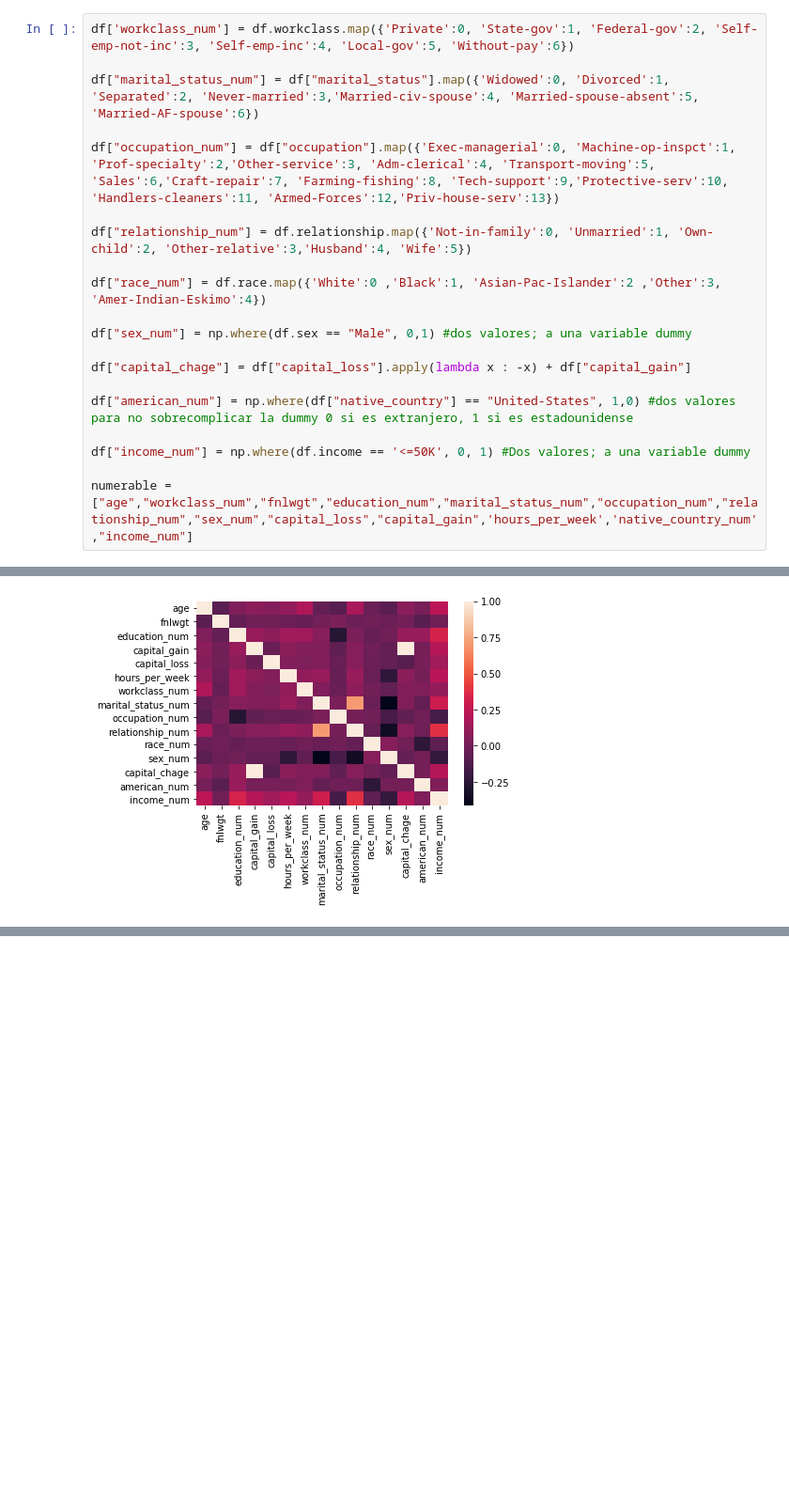
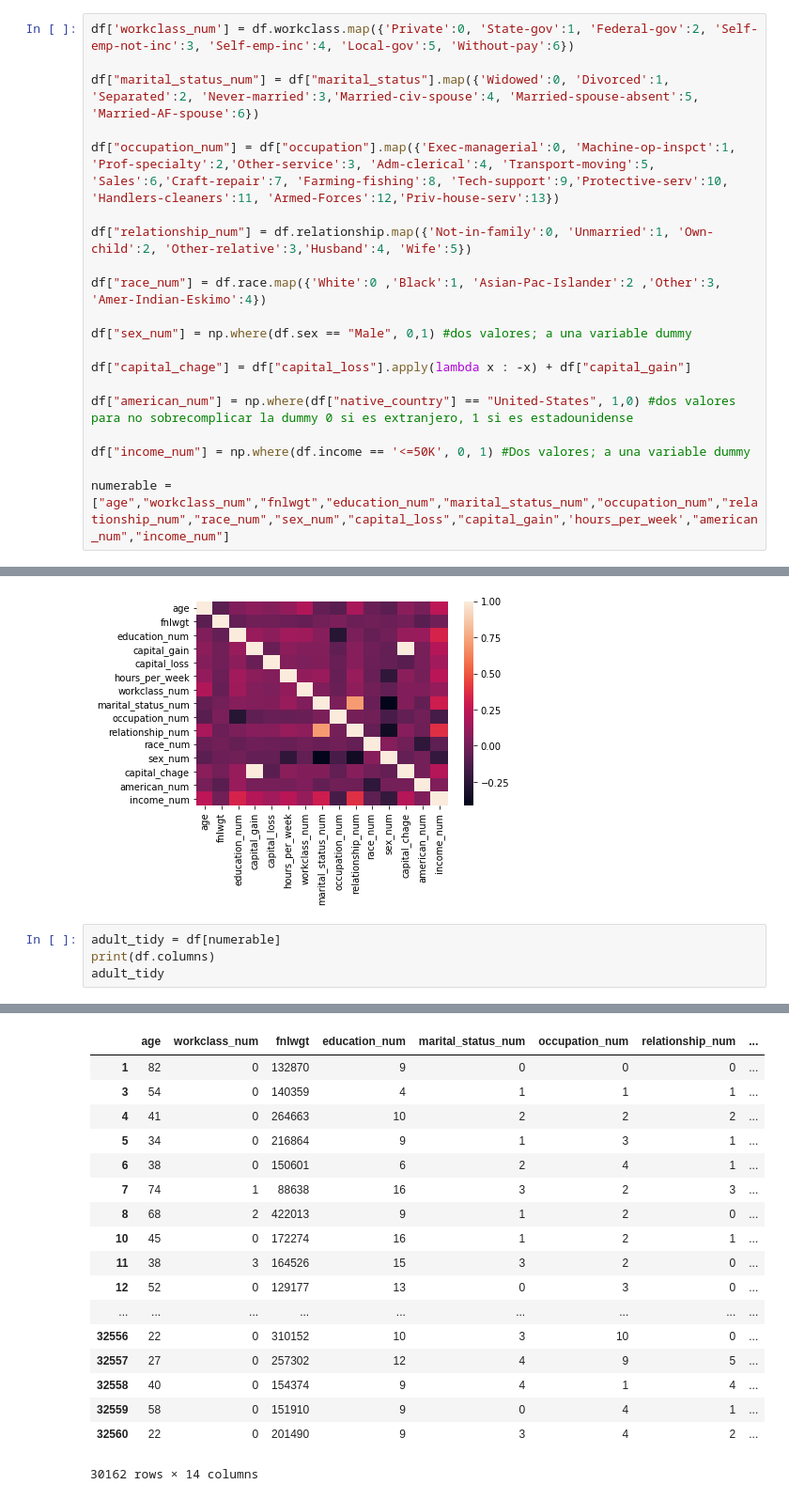
Before and after one commit to Villamaru/entrega_3, a Jupyter notebook: Limpieza.ipynb, the cells around one changed output, grey strips where cells are left out. Shown at 94% size. Cells and saved outputs as stored; diff of their text form; blank space fills up the shorter version.

```diff
--- a/Limpieza.ipynb
+++ b/Limpieza.ipynb
@@ -105,7 +105,7 @@ df["american_num"] = np.where(df["native_country"] == "United-States", 1,0) #dos
 
 df["income_num"] = np.where(df.income == '<=50K', 0, 1) #Dos valores; a una variable dummy
 
-numerable = ["age","workclass_num","fnlwgt","education_num","marital_status_num","occupation_num","relationship_num","sex_num","capital_loss","capital_gain",'hours_per_week','native_country_num',"income_num"]
+numerable = ["age","workclass_num","fnlwgt","education_num","marital_status_num","occupation_num","relationship_num","race_num","sex_num","capital_loss","capital_gain",'hours_per_week',"american_num","income_num"]
 # %% [raw]
 print(df['native_country'].value_counts())
 extranjeros = np.sum(df['native_country'] != 'United-States')
@@ -130,3 +130,8 @@ sns.heatmap(df.corr());
 #df.corr()["feature"].apply(abs).sort_values(ascending=False)
 # %% [output]
 [figure]
+# %%
+adult_tidy = df[numerable]
+print(df.columns)
+adult_tidy
+# %% [output]
@@ -132,0 +145,18 @@ sns.heatmap(df.corr());
+|  | age | workclass_num | fnlwgt | education_num | marital_status_num | occupation_num | relationship_num | ... |
+| 1 | 82 | 0 | 132870 | 9 | 0 | 0 | 0 | ... |
+| 3 | 54 | 0 | 140359 | 4 | 1 | 1 | 1 | ... |
+| 4 | 41 | 0 | 264663 | 10 | 2 | 2 | 2 | ... |
+| 5 | 34 | 0 | 216864 | 9 | 1 | 3 | 1 | ... |
+| 6 | 38 | 0 | 150601 | 6 | 2 | 4 | 1 | ... |
+| 7 | 74 | 1 | 88638 | 16 | 3 | 2 | 3 | ... |
+| 8 | 68 | 2 | 422013 | 9 | 1 | 2 | 0 | ... |
+| 10 | 45 | 0 | 172274 | 16 | 1 | 2 | 1 | ... |
+| 11 | 38 | 3 | 164526 | 15 | 3 | 2 | 0 | ... |
+| 12 | 52 | 0 | 129177 | 13 | 0 | 3 | 0 | ... |
+| ... | ... | ... | ... | ... | ... | ... | ... | ... |
+| 32556 | 22 | 0 | 310152 | 10 | 3 | 10 | 0 | ... |
+| 32557 | 27 | 0 | 257302 | 12 | 4 | 9 | 5 | ... |
+| 32558 | 40 | 0 | 154374 | 9 | 4 | 1 | 4 | ... |
+| 32559 | 58 | 0 | 151910 | 9 | 0 | 4 | 1 | ... |
+| 32560 | 22 | 0 | 201490 | 9 | 3 | 4 | 2 | ... |
+30162 rows × 14 columns
```
Also changed, not shown: parts of 1 cell of this notebook.
